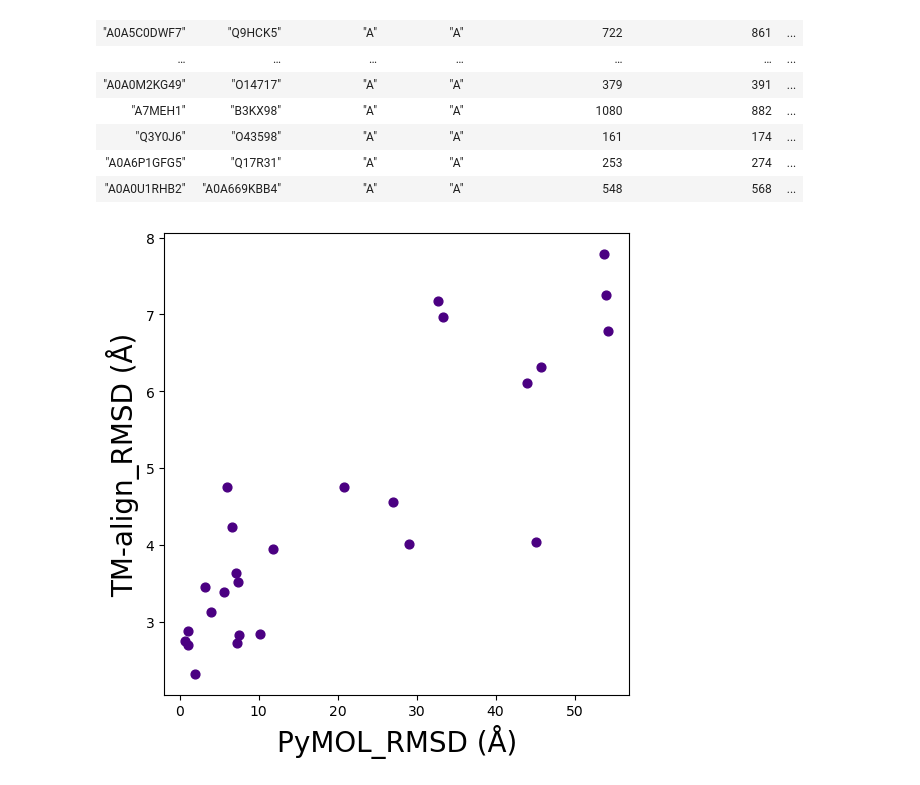
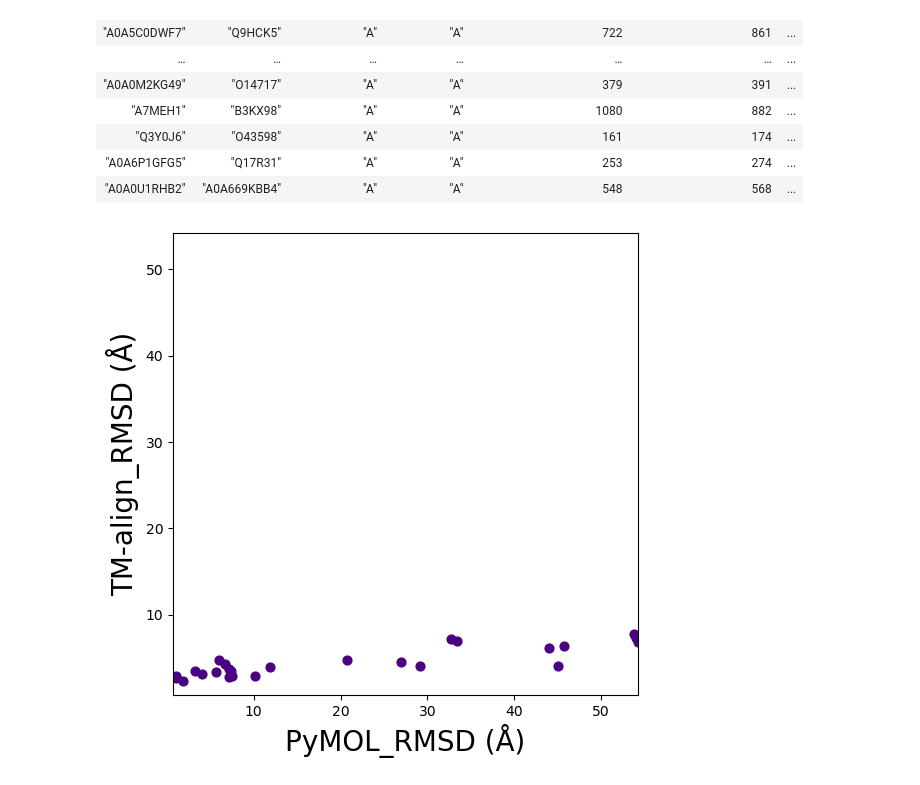
Before and after one commit to juliandeanmoran/BISSH, a Jupyter notebook: vis/plot_pymol_alignment_performance.ipynb, the cells around one changed output. Drawn from its saved outputs; the diff is of its cells as text; code cells hidden in the pictures.

Commit message:
Computed performance plots for PyMOL super. On scatter plot, adjusted axes for equal aspect ratio.

```diff
--- a/vis/plot_pymol_alignment_performance.ipynb
+++ b/vis/plot_pymol_alignment_performance.ipynb
@@ -41,8 +41,11 @@ logger = logging.getLogger(__name__)
 #                               Args
 # ============================================================
 
+PM_ALIGN_METHOD = "align" # set to "cealign", "super", or "align"
+PLOT_COLOUR = "indigo"
+
 args = {
-    "data_file_pm_al": f"{INSTALL_PATH}/results/test_pymol_align/pymol_alignment_performance.tsv",
+    "data_file_pm_al": f"{INSTALL_PATH}/results/test_pymol_align/pymol_alignment_performance_{PM_ALIGN_METHOD}.tsv",
     "data_file_tm_al": f"{INSTALL_PATH}/results/explore_protein_matches/alignment_metrics_stacked_n=26.tsv",
     "threshold_rmsd": 3.0,
     "col_pm_rmsd": "PyMOL_RMSD",
@@ -280,37 +283,48 @@ def plot_scatter(
     title_font_size: int = 14,
     y_axis_label: str = "Y",
     x_axis_label: str = "X",
+    axis_equal_aspect_ratio = True,
     dot_size: float = 40,
     dot_alpha: float = 1.0,
     dot_colour: str = "blue",
     axis_label_font_size: int = 20,
     dims: tuple[int, int] = (6, 6),
     out_path = None,
 ) -> None:
 
     x = df[col_x].to_numpy()
     y = df[col_y].to_numpy()
 
     fig, ax = plt.subplots(figsize=dims)
     ax.scatter(x, y, s=dot_size, c=dot_colour, alpha=dot_alpha)
+
+    if axis_equal_aspect_ratio:
+        xmin, xmax = x.min(), x.max()
+        ymin, ymax = y.min(), y.max()
+
+        low = min(xmin, ymin)
+        high = max(xmax, ymax)
+
+        ax.set_xlim(low, high)
+        ax.set_ylim(low, high)
 
     ax.set_title(plot_title, fontsize=title_font_size)
     ax.set_xlabel(x_axis_label, fontsize=axis_label_font_size)
     ax.set_ylabel(y_axis_label, fontsize=axis_label_font_size)
 
     if out_path is not None:
         out_plot(figure=fig, out_path=out_path, svg=True, png_dpi=1080)
 
     plt.show()
 
 plot_scatter(
     df=df_al_metrics,
     col_x=args["col_pm_rmsd"],
     col_y=args["col_tm_rmsd"],
     x_axis_label=f'{args["col_pm_rmsd"]} (Å)',
     y_axis_label=f'TM-align_{args["col_tm_rmsd"]} (Å)',
-    dot_colour="indigo",
-    out_path=f"{args['out_dir']}/scatter_pymol_tm-align",
+    dot_colour=PLOT_COLOUR,
+    out_path=f"{args['out_dir']}/scatter_pymol-{PM_ALIGN_METHOD}_tm-align",
 )
 # %% [output]
-[figure, old version]
+[figure, new version]
```
Also changed, not shown: parts of 1 cell of this notebook, 10 other files.
